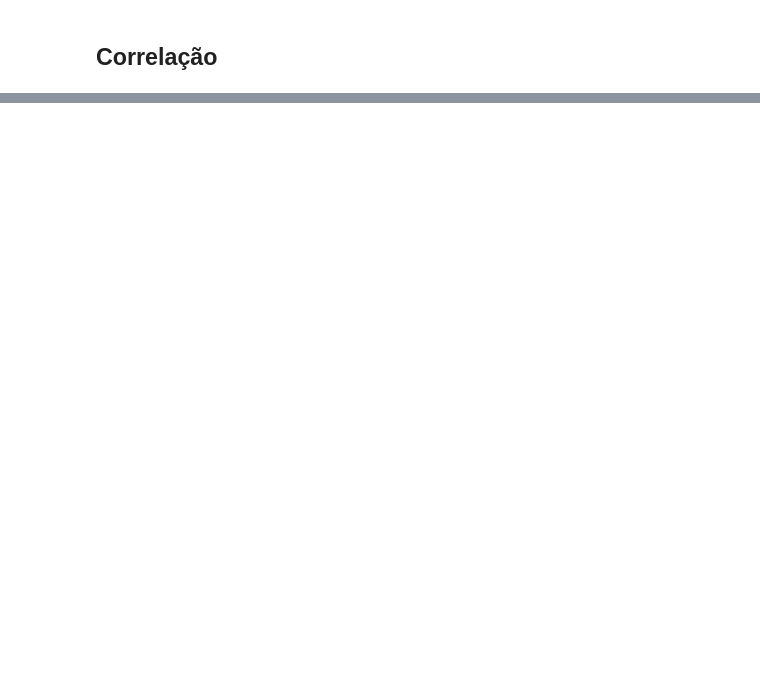
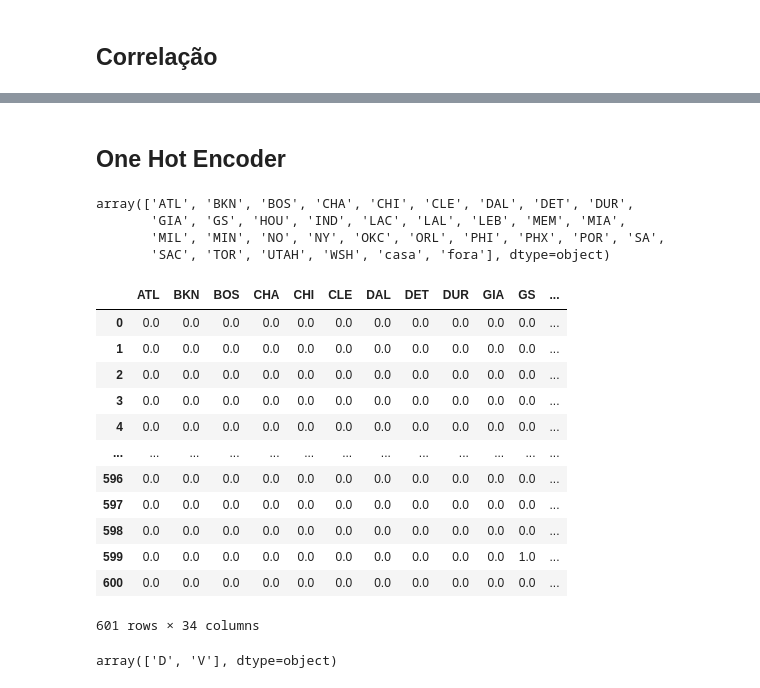
Before and after one commit to victorpecine/nba_data_science, a Jupyter notebook: nba_stats_jokic.ipynb, the cells around one changed output, grey strips where cells are left out. Saved outputs shown, nothing was run; the diff lists cells and outputs as text; code cells hidden in the pictures; blank space fills up the shorter version.

```diff
--- a/nba_stats_jokic.ipynb
+++ b/nba_stats_jokic.ipynb
@@ -302,0 +505,43 @@ fig.show()
+# %% [markdown]
+## One Hot Encoder
+# %%
+nomes_valores_unicos = pd.concat([df_stats_jokic['Adversario'], df_stats_jokic['Casa_Fora']]).unique()
+
+nomes_colunas = np.sort(np.array(nomes_valores_unicos))  # Ordem alfabética
+
+nomes_colunas
+# %% [output]
+array(['ATL', 'BKN', 'BOS', 'CHA', 'CHI', 'CLE', 'DAL', 'DET', 'DUR',
+       'GIA', 'GS', 'HOU', 'IND', 'LAC', 'LAL', 'LEB', 'MEM', 'MIA',
+       'MIL', 'MIN', 'NO', 'NY', 'OKC', 'ORL', 'PHI', 'PHX', 'POR', 'SA',
+       'SAC', 'TOR', 'UTAH', 'WSH', 'casa', 'fora'], dtype=object)
+# %%
+ohe = OneHotEncoder()
+
+adversario_casa_fora_sem_categoricas = ohe.fit_transform(df_stats_jokic[['Adversario', 'Casa_Fora']]).toarray()
+# %%
+df_stats_jokic_adv_casa_fora_ohe = pd.DataFrame(adversario_casa_fora_sem_categoricas, columns=nomes_colunas)
+# %%
+df_stats_jokic_adv_casa_fora_ohe
+# %% [output]
+|  | ATL | BKN | BOS | CHA | CHI | CLE | DAL | DET | DUR | GIA | GS | ... |
+| 0 | 0.0 | 0.0 | 0.0 | 0.0 | 0.0 | 0.0 | 0.0 | 0.0 | 0.0 | 0.0 | 0.0 | ... |
+| 1 | 0.0 | 0.0 | 0.0 | 0.0 | 0.0 | 0.0 | 0.0 | 0.0 | 0.0 | 0.0 | 0.0 | ... |
+| 2 | 0.0 | 0.0 | 0.0 | 0.0 | 0.0 | 0.0 | 0.0 | 0.0 | 0.0 | 0.0 | 0.0 | ... |
+| 3 | 0.0 | 0.0 | 0.0 | 0.0 | 0.0 | 0.0 | 0.0 | 0.0 | 0.0 | 0.0 | 0.0 | ... |
+| 4 | 0.0 | 0.0 | 0.0 | 0.0 | 0.0 | 0.0 | 0.0 | 0.0 | 0.0 | 0.0 | 0.0 | ... |
+| ... | ... | ... | ... | ... | ... | ... | ... | ... | ... | ... | ... | ... |
+| 596 | 0.0 | 0.0 | 0.0 | 0.0 | 0.0 | 0.0 | 0.0 | 0.0 | 0.0 | 0.0 | 0.0 | ... |
+| 597 | 0.0 | 0.0 | 0.0 | 0.0 | 0.0 | 0.0 | 0.0 | 0.0 | 0.0 | 0.0 | 0.0 | ... |
+| 598 | 0.0 | 0.0 | 0.0 | 0.0 | 0.0 | 0.0 | 0.0 | 0.0 | 0.0 | 0.0 | 0.0 | ... |
+| 599 | 0.0 | 0.0 | 0.0 | 0.0 | 0.0 | 0.0 | 0.0 | 0.0 | 0.0 | 0.0 | 1.0 | ... |
+| 600 | 0.0 | 0.0 | 0.0 | 0.0 | 0.0 | 0.0 | 0.0 | 0.0 | 0.0 | 0.0 | 0.0 | ... |
+601 rows × 34 columns
+# %%
+vitoria_derrota_sem_repeticao = df_stats_jokic['V_D'].unique()
+
+vitoria_derrota_colunas = np.sort(np.array(vitoria_derrota_sem_repeticao))  # Ordem alfabética
+
+vitoria_derrota_colunas
+# %% [output]
+array(['D', 'V'], dtype=object)
```
Also changed, not shown: parts of 41 cells of this notebook.
